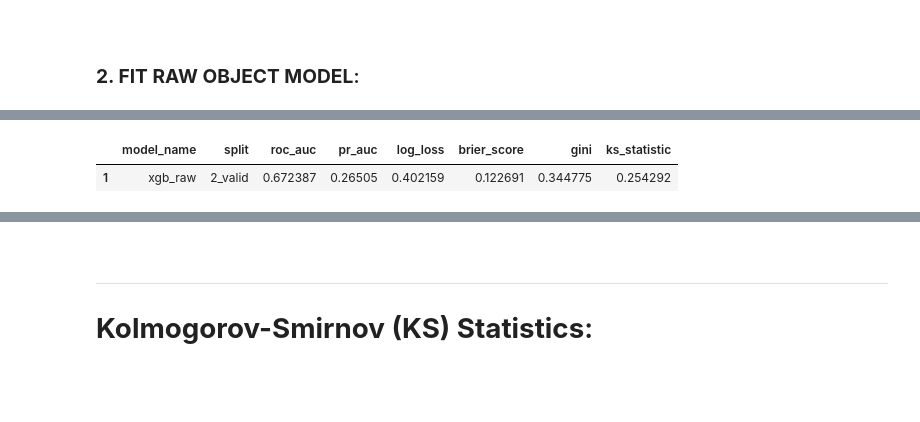
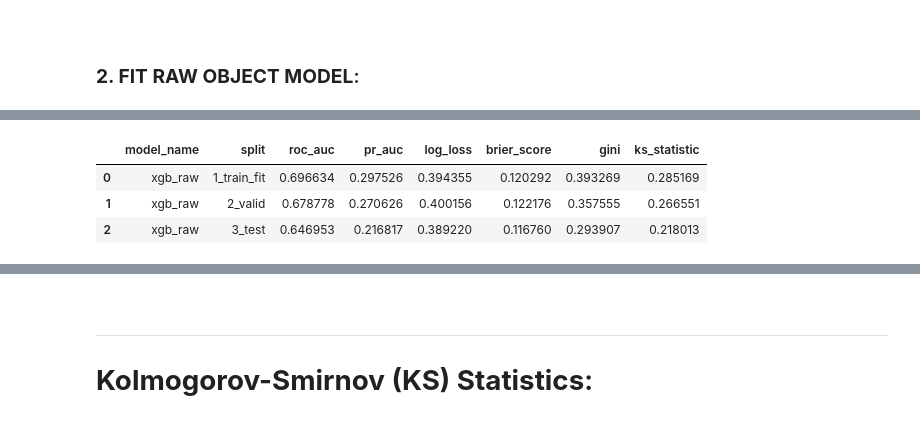
Before and after one commit to tommyalba/credit_risk_idx-partners, a Jupyter notebook: notebooks/4_Modeling_Tree-based.ipynb, the cells around one changed output, grey strips where cells are left out. Cells and saved outputs as stored; diff of their text form; code cells hidden in the pictures; blank space fills up the shorter version.

```diff
--- a/notebooks/4_Modeling_Tree-based.ipynb
+++ b/notebooks/4_Modeling_Tree-based.ipynb
@@ -50,14 +55,14 @@ from lightgbm import LGBMClassifier
 from src.utils import deserialize_data
 
 # Train Set:
-X_train = deserialize_data('data/processed/tree-based/X_train_tb.pkl')
+X_train = deserialize_data('data/interim/X_train_raw.pkl')
+y_train = deserialize_data('data/interim/y_train.pkl')
 
-# Validation & Test Set
-X_valid = deserialize_data('data/processed/tree-based/X_valid_tb.pkl')
-X_test  = deserialize_data('data/processed/tree-based/X_test_tb.pkl')
+# Validation Set
+X_valid = deserialize_data('data/interim/X_valid_raw.pkl')
+y_valid = deserialize_data('data/interim/y_valid.pkl')
 
-# y Set:
-y_train = deserialize_data('data/interim/y_train.pkl')
-y_valid = deserialize_data('data/interim/y_valid.pkl')
-y_test  = deserialize_data('data/interim//y_test.pkl')
+# Test Set
+X_test = deserialize_data('data/interim/X_test_raw.pkl')
+y_test = deserialize_data('data/interim//y_test.pkl')
 # %% [output]
@@ -69,5 +74 @@ Data successfully deserialized from data/interim/y_valid.pkl
 Data successfully deserialized from data/interim//y_test.pkl
-# %%
-X_train = X_train[sorted(X_train.columns)]
-X_valid = X_valid[sorted(X_valid.columns)]
-X_test  = X_test[sorted(X_test.columns)]
@@ -177,0 +189,20 @@ memory usage: 1.6 MB
+# %%
+# Import functions and classes from the binning module
+from src.binning_woe import (
+    add_derived_features
+)
+
+X_train_fit = add_derived_features(X_train_fit)
+X_train_es  = add_derived_features(X_train_es)
+X_train_cal = add_derived_features(X_train_cal)
+X_valid     = add_derived_features(X_valid)
+X_test      = add_derived_features(X_test)
+
+# Sorted Columns
+X_train_fit = X_train_fit[sorted(X_train_fit.columns)]
+X_train_es  = X_train_es[sorted(X_train_es.columns)]
+X_train_cal = X_train_cal[sorted(X_train_cal.columns)]
+X_valid     = X_valid[sorted(X_valid.columns)]
+X_test      = X_test[sorted(X_test.columns)]
+
+X_train_fit.info()
@@ -1083,7 +1273,7 @@ else:
 
 # Tampilkan metrik pemenang
 print(f"\n--- WINNING MODEL: {best_model_name.upper()} ---")
-display(pd.DataFrame([best_model_metrics]))
+display(best_model_metrics)
 
 # Save the Best Model to Disk
 MODEL_SAVE_PATH = f"./models/{best_model_name}_stage_A_winner.joblib"
@@ -1096,4 +1286,6 @@ logger.info(f"Winner model safely serialized to {MODEL_SAVE_PATH}")
 
 --- WINNING MODEL: XGB_RAW ---
 |  | model_name | split | roc_auc | pr_auc | log_loss | brier_score | gini | ks_statistic |
-| 1 | xgb_raw | 2_valid | 0.672387 | 0.26505 | 0.402159 | 0.122691 | 0.344775 | 0.254292 |
+| 0 | xgb_raw | 1_train_fit | 0.696634 | 0.297526 | 0.394355 | 0.120292 | 0.393269 | 0.285169 |
+| 1 | xgb_raw | 2_valid | 0.678778 | 0.270626 | 0.400156 | 0.122176 | 0.357555 | 0.266551 |
+| 2 | xgb_raw | 3_test | 0.646953 | 0.216817 | 0.389220 | 0.116760 | 0.293907 | 0.218013 |
```
Also changed, not shown: parts of 42 cells of this notebook, 22 other files.
